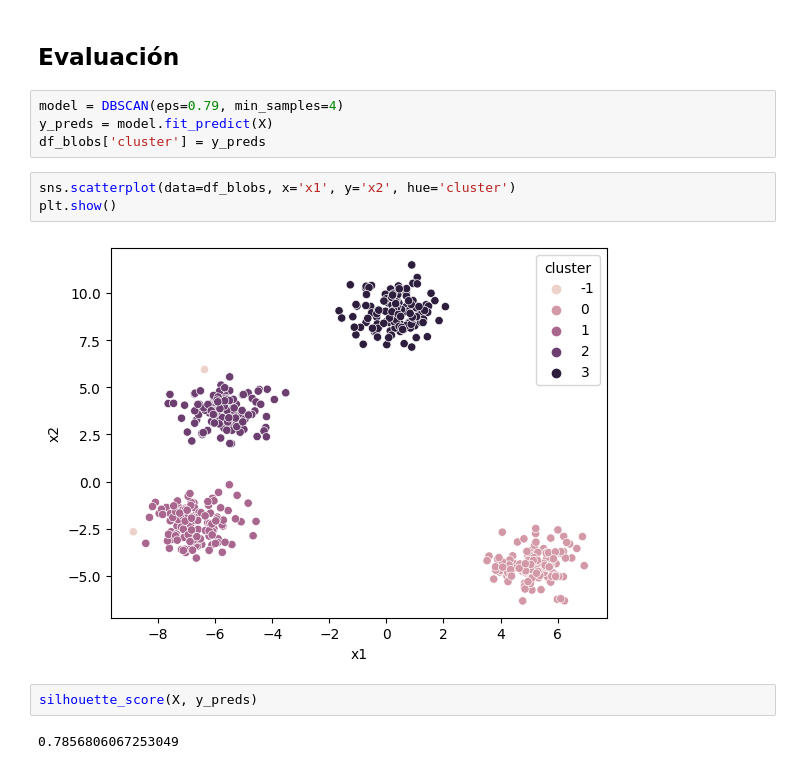
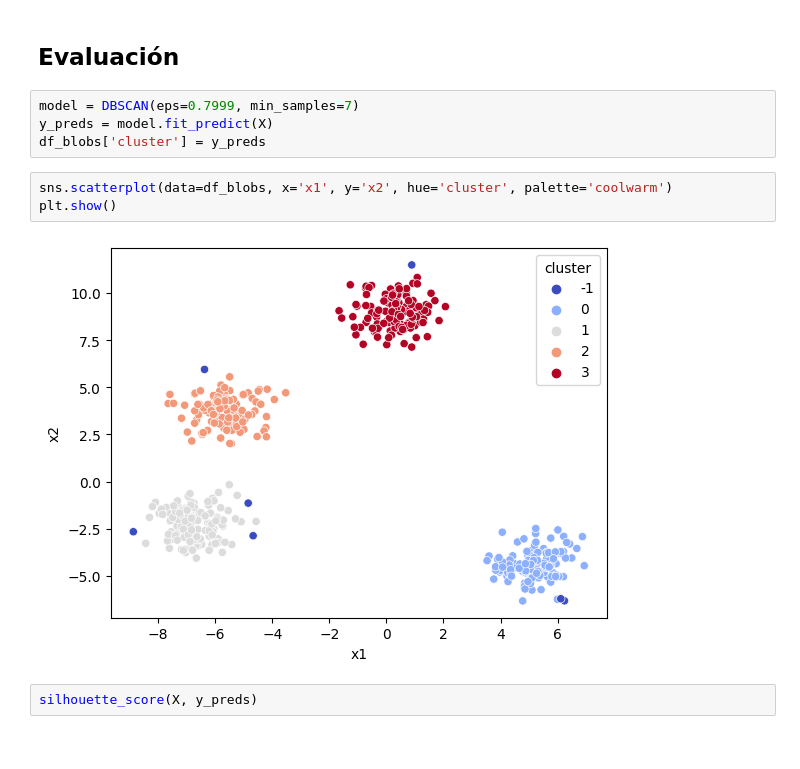
Before and after one commit to PabloJRW/clustering, a Jupyter notebook: dbscan.ipynb, the cells around one changed output. Drawn from its saved outputs; the diff is of its cells as text.

```diff
--- a/dbscan.ipynb
+++ b/dbscan.ipynb
@@ -156,15 +161,13 @@ plt.show()
 # %% [markdown]
 ## Evaluación
 # %%
-model = DBSCAN(eps=0.79, min_samples=4)
+model = DBSCAN(eps=0.7999, min_samples=7)
 y_preds = model.fit_predict(X)
 df_blobs['cluster'] = y_preds
 # %%
-sns.scatterplot(data=df_blobs, x='x1', y='x2', hue='cluster')
+sns.scatterplot(data=df_blobs, x='x1', y='x2', hue='cluster', palette='coolwarm')
 plt.show()
 # %% [output]
-[figure, old version]
+[figure, new version]
 # %%
 silhouette_score(X, y_preds)
-# %% [output]
-0.7856806067253049
```
Also changed, not shown: parts of 4 cells of this notebook.
